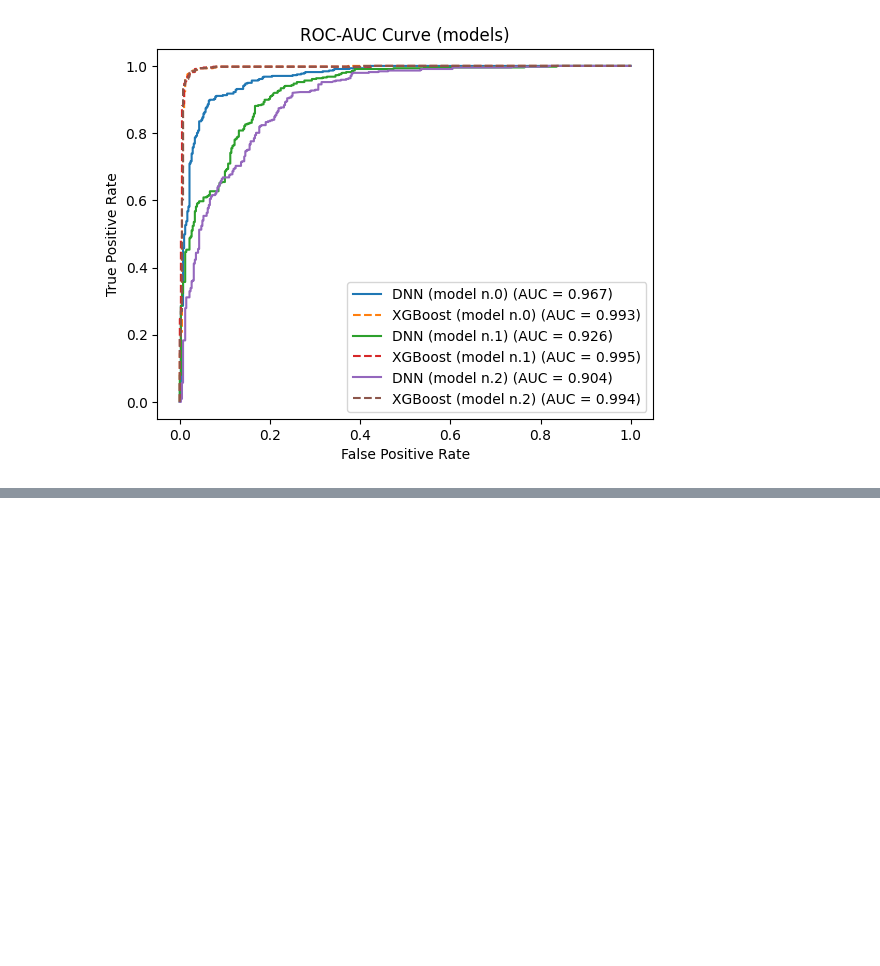
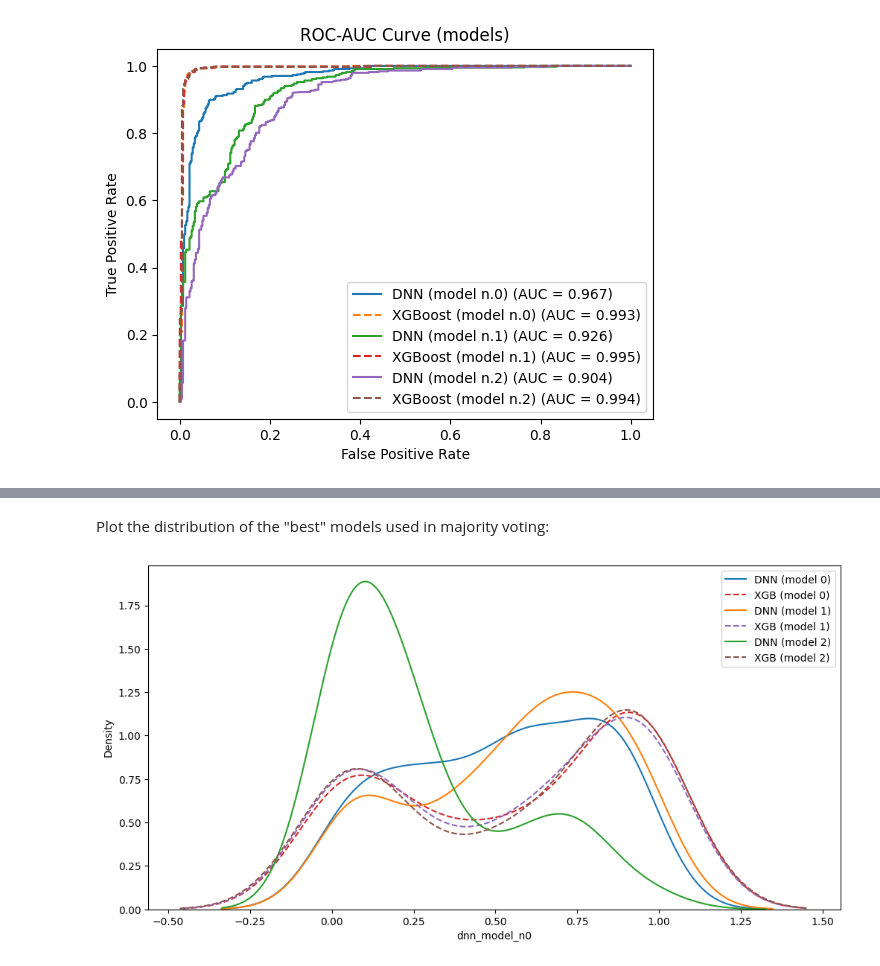
Before and after one commit to ribesstefano/PROTAC-Degradation-Predictor, a Jupyter notebook: notebooks/compare_dnn_xgb_distributions.ipynb, the cells around one changed output, grey strips where cells are left out. Drawn from its saved outputs; the diff is of its cells as text; code cells hidden in the pictures; blank space fills up the shorter version.

```diff
--- a/notebooks/compare_dnn_xgb_distributions.ipynb
+++ b/notebooks/compare_dnn_xgb_distributions.ipynb
@@ -297,0 +431,12 @@ plt.show()
+# %% [markdown]
+Plot the distribution of the "best" models used in majority voting:
+# %%
+# Plot the KDE plots without histograms
+plt.figure(figsize=(12, 6))
+for i in range(3):
+    sns.kdeplot(result_df[f'dnn_model_n{i}'], label=f'DNN (model {i})', color=f'C{i}')
+    sns.kdeplot(result_df[f'xgb_model_n{i}'], label=f'XGB (model {i})', color=f'C{i+3}', linestyle='dashed')
+plt.legend()
+plt.show()
+# %% [output]
+[figure, added]
```
Also changed, not shown: parts of 15 cells of this notebook.
